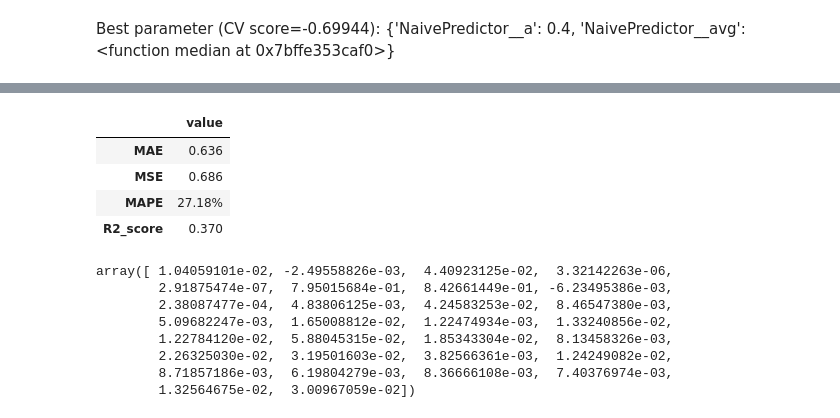
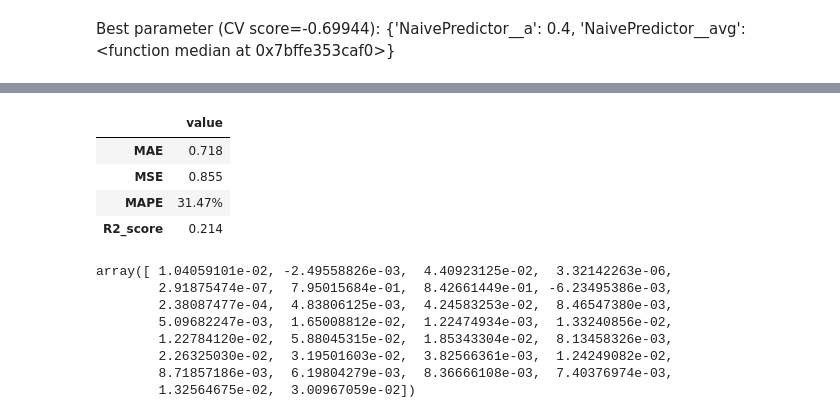
Before and after one commit to aleks-haksly/Simulative, a Jupyter notebook: ML/recomendation.ipynb, the cells around one changed output, grey strips where cells are left out. Cells and saved outputs as stored; diff of their text form; code cells hidden in the pictures.

```diff
--- a/ML/recomendation.ipynb
+++ b/ML/recomendation.ipynb
@@ -102,7 +102,7 @@ pipe = Pipeline(
 # %%
 # Для кросс валидации будем использовать KFold
 splitter = KFold(
-    n_splits=5, # Разбиваем на 5 частей и поочередно используем каждую часть как test
+    n_splits=2, # Разбиваем на 5 частей и поочередно используем каждую часть как test
     shuffle=True,
     random_state=42
 )
@@ -162,0 +167,3 @@ NameError: name 'search_naive' is not defined
+# %%
+mlb_genres = MultiLabelBinarizer()
+mlb_genres.fit(movies_df.genres.apply(lambda x: x.split('|')))
@@ -262,0 +277,8 @@ final_pipe = Pipeline(
+# %%
+research_final_pipe = Pipeline(
+    [
+        ("Custom_transformer", CustomTransformer(movies_data=movies_df, avg=np.mean)),
+        ("OneHotEncoder", col_transformer),
+        ("LinearRegression", LinearRegression())
+    ]
+)
@@ -305,11 +360,11 @@ Wall time: 8min 1s
 # %%
-evaluate_model(y_test, search.predict(X_test))
+evaluate_model(y_test, research_final_pipe.fit(X_train, y_train).predict(X_test))
 # %% [output]
 |  | value |
-| MAE | 0.636 |
-| MSE | 0.686 |
-| MAPE | 27.18% |
-| R2_score | 0.370 |
+| MAE | 0.718 |
+| MSE | 0.855 |
+| MAPE | 31.47% |
+| R2_score | 0.214 |
 # %%
 search.best_estimator_.named_steps.simple_model.coef_
 # %% [output]
```
Also changed, not shown: parts of 13 cells of this notebook.
